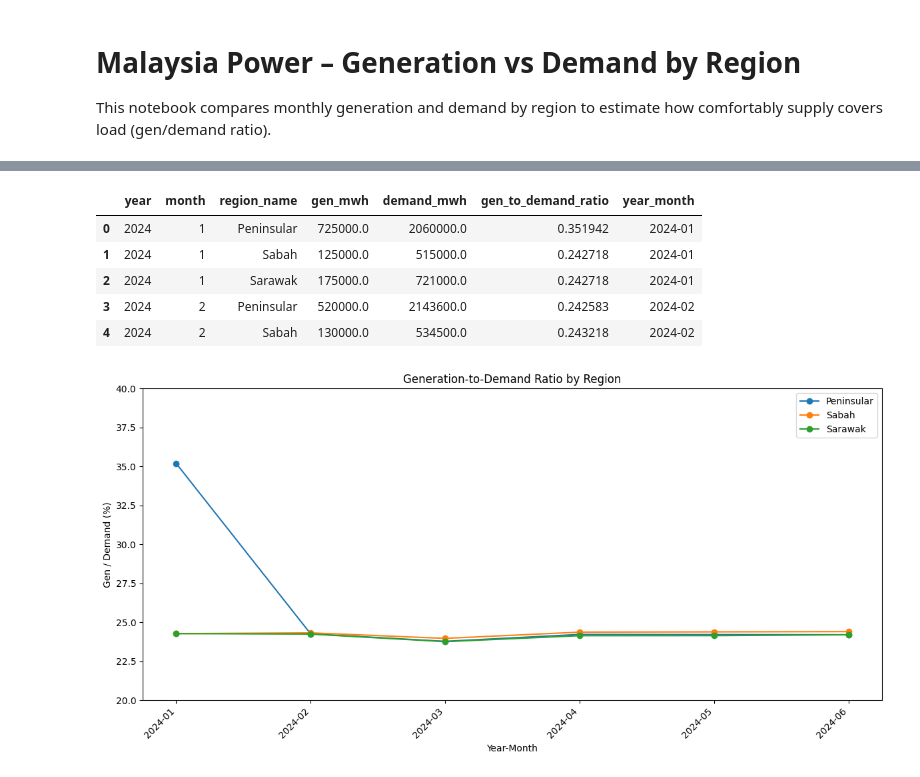
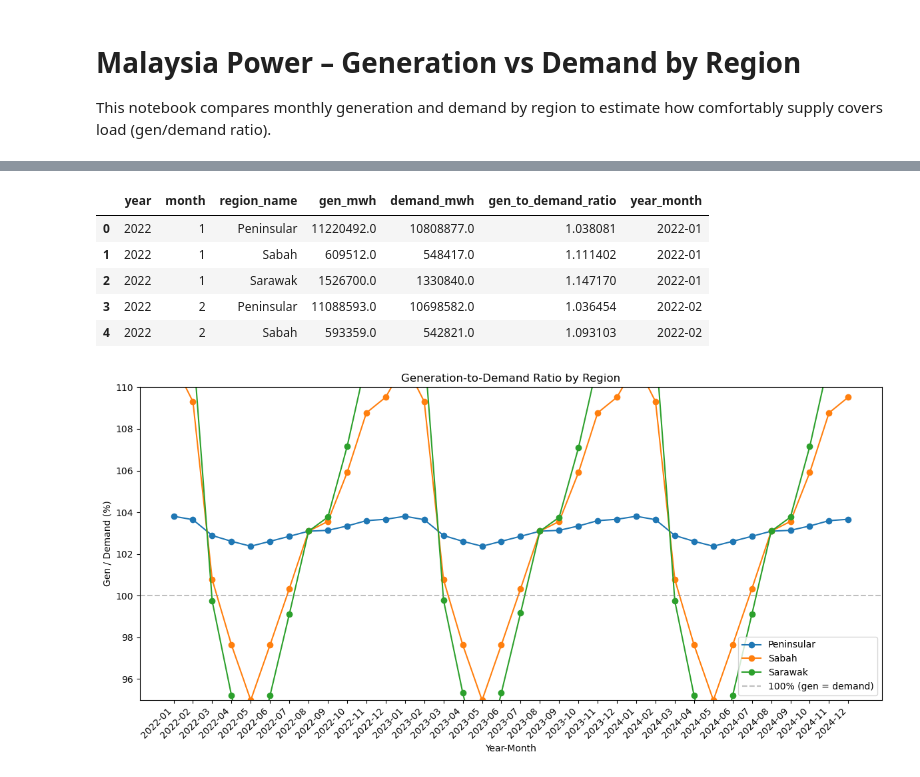
Before and after one commit to WhatWouldWeezyDo/Malaysia-power-sql-lab, a Jupyter notebook: notebooks/efficiency_baseload.ipynb, the cells around one changed output, grey strips where cells are left out. Drawn from its saved outputs; the diff is of its cells as text; code cells hidden in the pictures.

```diff
--- a/notebooks/efficiency_baseload.ipynb
+++ b/notebooks/efficiency_baseload.ipynb
@@ -18,8 +27,8 @@ SELECT
     d.month,
     r.region_name,
     SUM(g.mwh)             AS gen_mwh,
-    SUM(dem.mwh_demand)    AS demand_mwh,
-    SUM(g.mwh) * 1.0 / NULLIF(SUM(dem.mwh_demand), 0) AS gen_to_demand_ratio
+    MAX(dem.mwh_demand)    AS demand_mwh,
+    SUM(g.mwh) * 1.0 / NULLIF(MAX(dem.mwh_demand), 0) AS gen_to_demand_ratio
 FROM fact_generation_monthly g
 JOIN dim_date_month d   ON g.date_id   = d.date_id
 JOIN dim_region r       ON g.region_id = r.region_id
@@ -41,27 +50,27 @@ df["year_month"] = df.apply(lambda r: f"{r['year']}-{r['month']:02d}", axis=1)
 df.head()
 # %% [output]
 |  | year | month | region_name | gen_mwh | demand_mwh | gen_to_demand_ratio | year_month |
-| 0 | 2024 | 1 | Peninsular | 725000.0 | 2060000.0 | 0.351942 | 2024-01 |
-| 1 | 2024 | 1 | Sabah | 125000.0 | 515000.0 | 0.242718 | 2024-01 |
-| 2 | 2024 | 1 | Sarawak | 175000.0 | 721000.0 | 0.242718 | 2024-01 |
-| 3 | 2024 | 2 | Peninsular | 520000.0 | 2143600.0 | 0.242583 | 2024-02 |
-| 4 | 2024 | 2 | Sabah | 130000.0 | 534500.0 | 0.243218 | 2024-02 |
+| 0 | 2022 | 1 | Peninsular | 11220492.0 | 10808877.0 | 1.038081 | 2022-01 |
+| 1 | 2022 | 1 | Sabah | 609512.0 | 548417.0 | 1.111402 | 2022-01 |
+| 2 | 2022 | 1 | Sarawak | 1526700.0 | 1330840.0 | 1.147170 | 2022-01 |
+| 3 | 2022 | 2 | Peninsular | 11088593.0 | 10698582.0 | 1.036454 | 2022-02 |
+| 4 | 2022 | 2 | Sabah | 593359.0 | 542821.0 | 1.093103 | 2022-02 |
 # %%
 df["ratio_pct"] = df["gen_to_demand_ratio"] * 100
 
 plt.figure(figsize=(12, 6))
 
 for region, sub in df.groupby("region_name"):
     plt.plot(sub["year_month"], sub["ratio_pct"], marker="o", label=region)
 
-plt.axhline(100, linestyle="--", color="gray", alpha=0.5)
+plt.axhline(100, linestyle="--", color="gray", alpha=0.5, label="100% (gen = demand)")
 plt.title("Generation-to-Demand Ratio by Region")
 plt.xlabel("Year-Month")
 plt.ylabel("Gen / Demand (%)")
-plt.ylim(20, 40)     # zoom into real band
+plt.ylim(95, 110)
 plt.xticks(rotation=45, ha="right")
 plt.legend()
 plt.tight_layout()
 plt.show()
 # %% [output]
-[figure, old version]
+[figure, new version]
```
Also changed, not shown: parts of 1 cell of this notebook, 8 other files.
